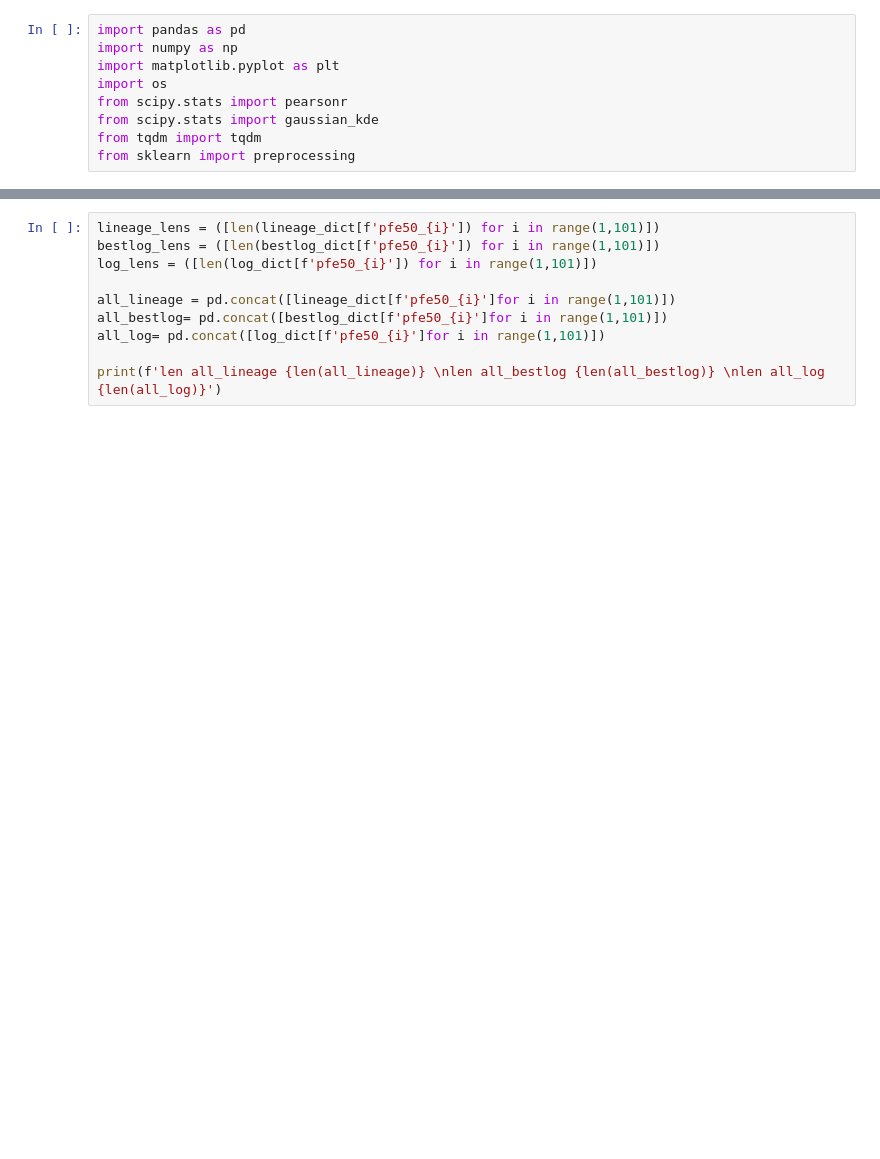
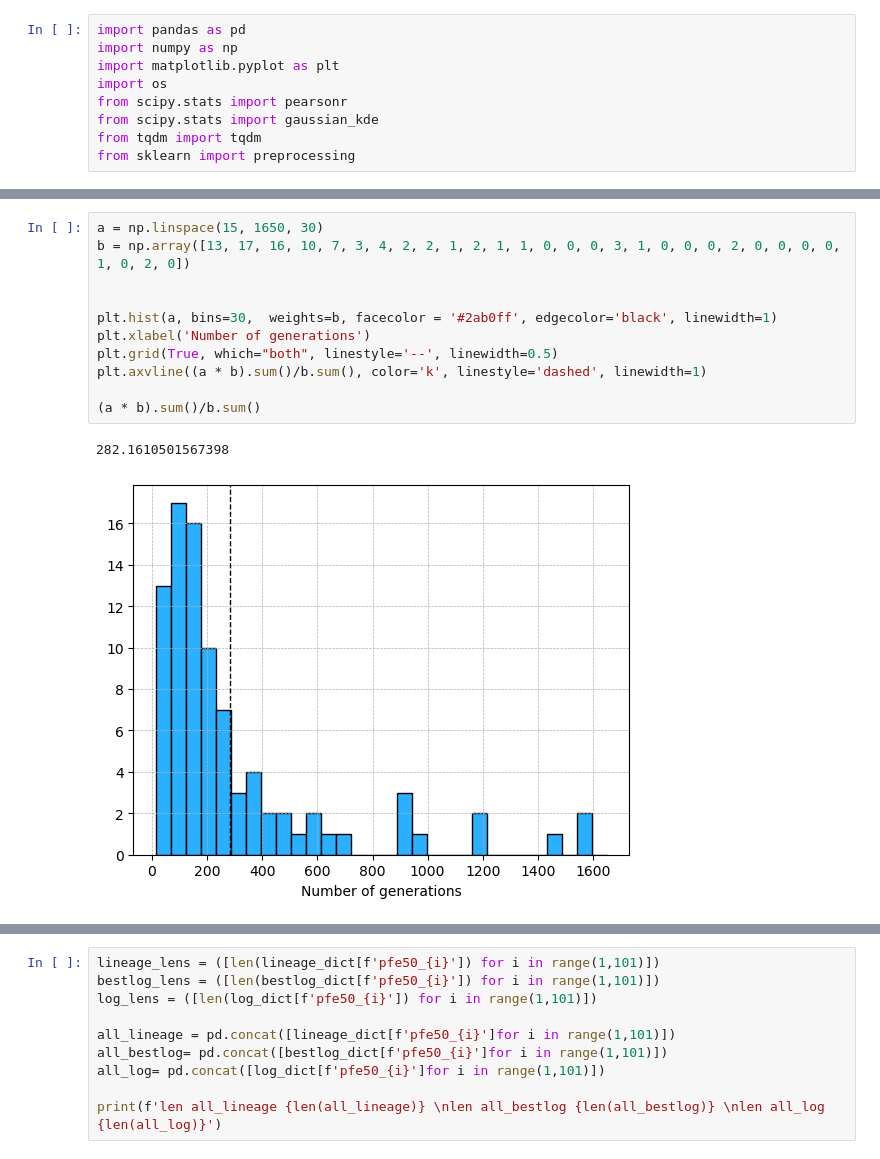
Before and after one commit to sahakyanhk/pfes, a Jupyter notebook: jupyter/psef_stat.ipynb, the cells around one changed output, grey strips where cells are left out. Cells and saved outputs as stored; diff of their text form; blank space fills up the shorter version.

```diff
--- a/jupyter/psef_stat.ipynb
+++ b/jupyter/psef_stat.ipynb
@@ -10,3 +22,17 @@ from sklearn import preprocessing
+# %%
+a = np.linspace(15, 1650, 30)
+b = np.array([13, 17, 16, 10, 7, 3, 4, 2, 2, 1, 2, 1, 1, 0, 0, 0, 3, 1, 0, 0, 0, 2, 0, 0, 0, 0, 1, 0, 2, 0])
+
+
+plt.hist(a, bins=30,  weights=b, facecolor = '#2ab0ff', edgecolor='black', linewidth=1)
+plt.xlabel('Number of generations')
+plt.grid(True, which="both", linestyle='--', linewidth=0.5)
+plt.axvline((a * b).sum()/b.sum(), color='k', linestyle='dashed', linewidth=1)
+
+(a * b).sum()/b.sum()
+# %% [output]
+282.1610501567398
+[figure, added]
 # %%
 df = pd.DataFrame()
 lineage_dict = {}
```
Also changed, not shown: parts of 3 cells of this notebook, 6 other files.
